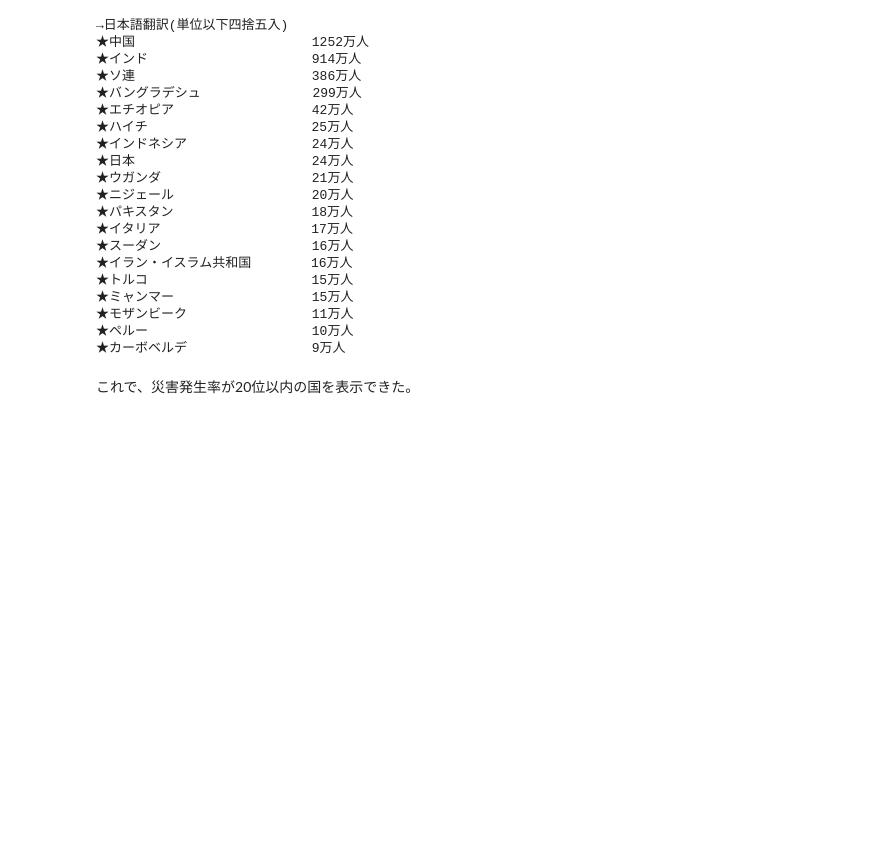
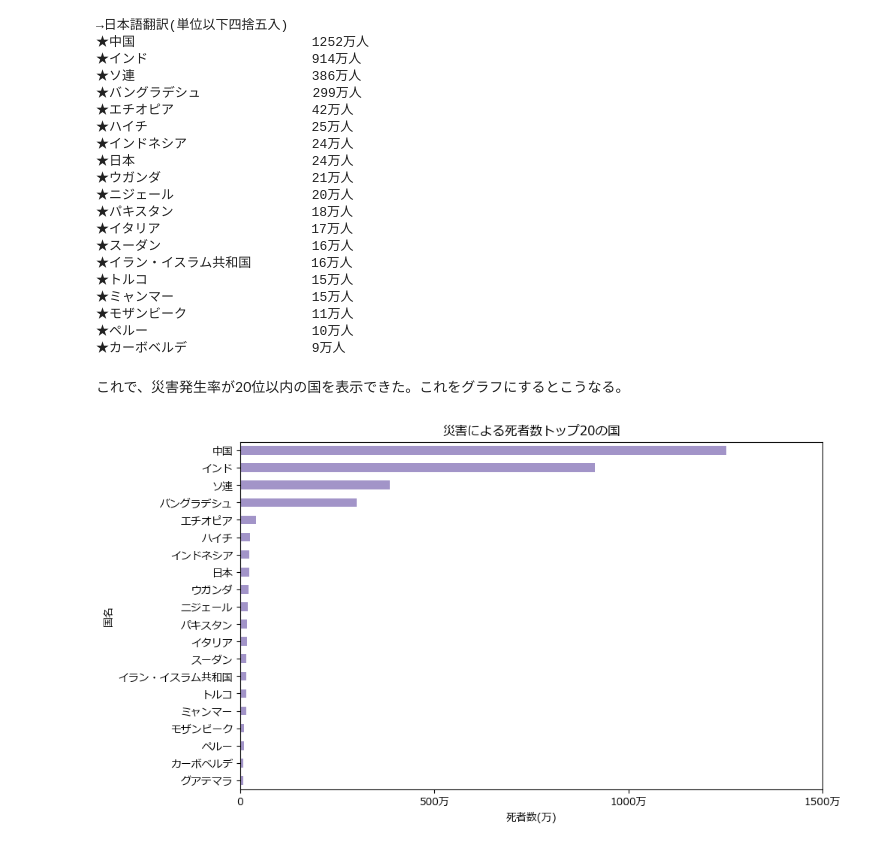
Before and after one commit to yuuto1123/me, a Jupyter notebook: week9/disaster challenge.ipynb/desaster_report.ipynb, the cells around one changed output. Saved outputs shown, nothing was run; the diff lists cells and outputs as text; code cells hidden in the pictures; blank space fills up the shorter version.

```diff
--- a/week9/disaster challenge.ipynb/desaster_report.ipynb
+++ b/week9/disaster challenge.ipynb/desaster_report.ipynb
@@ -107,4 +107,25 @@ for i in range(1,20):
 ★ペルー　　　　　　　　　　　　 10万人
 ★カーボベルデ　　　　　　　　　 9万人
 # %% [markdown]
-これで、災害発生率が20位以内の国を表示できた。
+これで、災害発生率が20位以内の国を表示できた。これをグラフにするとこうなる。
+# %%
+sisya_df = pd.DataFrame.from_dict(sisya, orient='index')
+
+sisya_ranking = sisya_df.set_index("国")["死者"]
+
+import matplotlib.pyplot as plt
+from matplotlib import rcParams
+
+rcParams['font.family'] = 'Meiryo'
+rcParams['axes.unicode_minus'] = False
+
+plt.figure(figsize=(10, 6))
+sisya_ranking.plot(kind='barh', color='#A294C8')
+plt.xlabel('死者数(万)')
+plt.xticks([0, 5000000, 10000000, 15000000],[0, "500万", "1000万", "1500万"])
+plt.ylabel('国名')
+plt.title('災害による死者数トップ20の国')
+plt.gca().invert_yaxis()
+plt.show()
+# %% [output]
+[figure, added]
```
